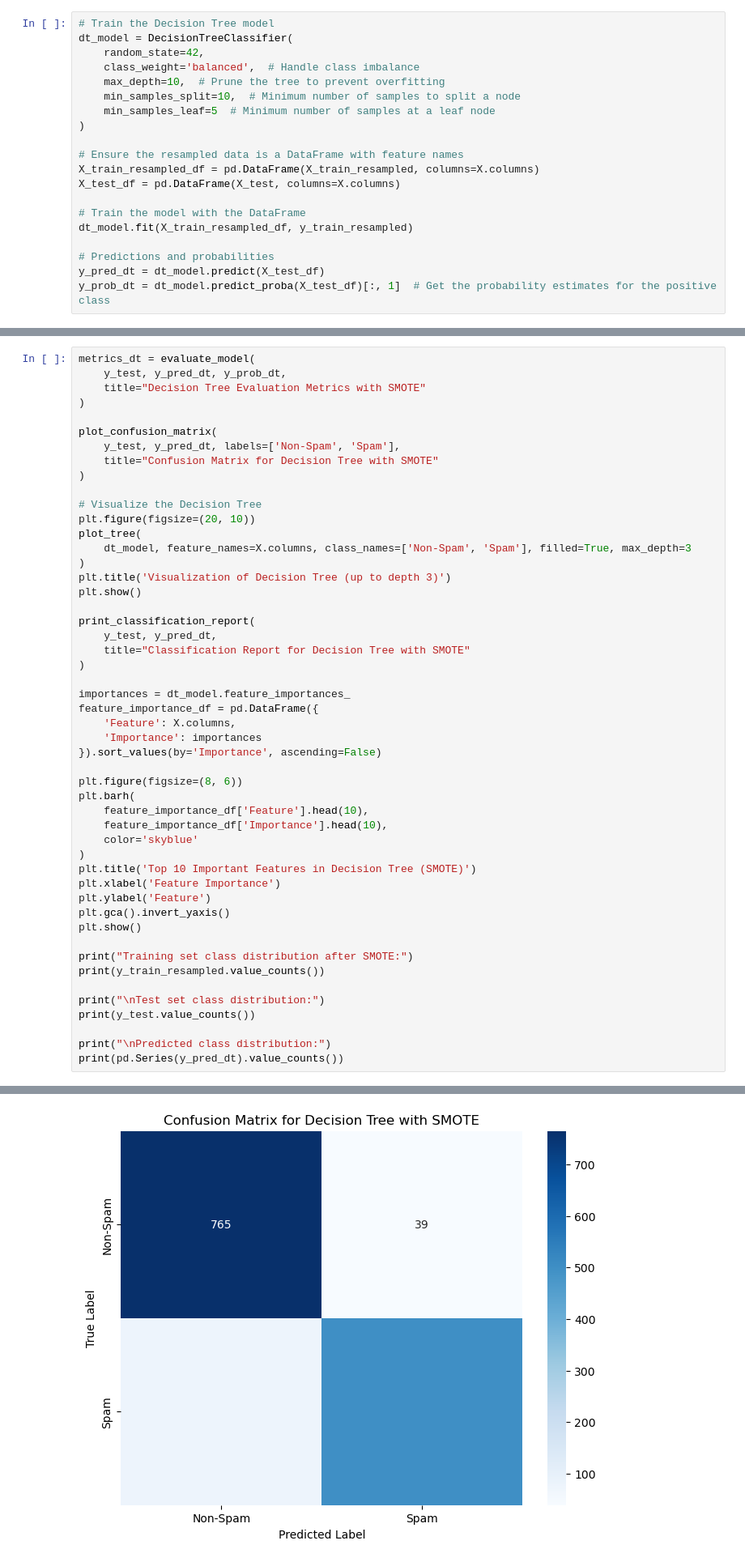
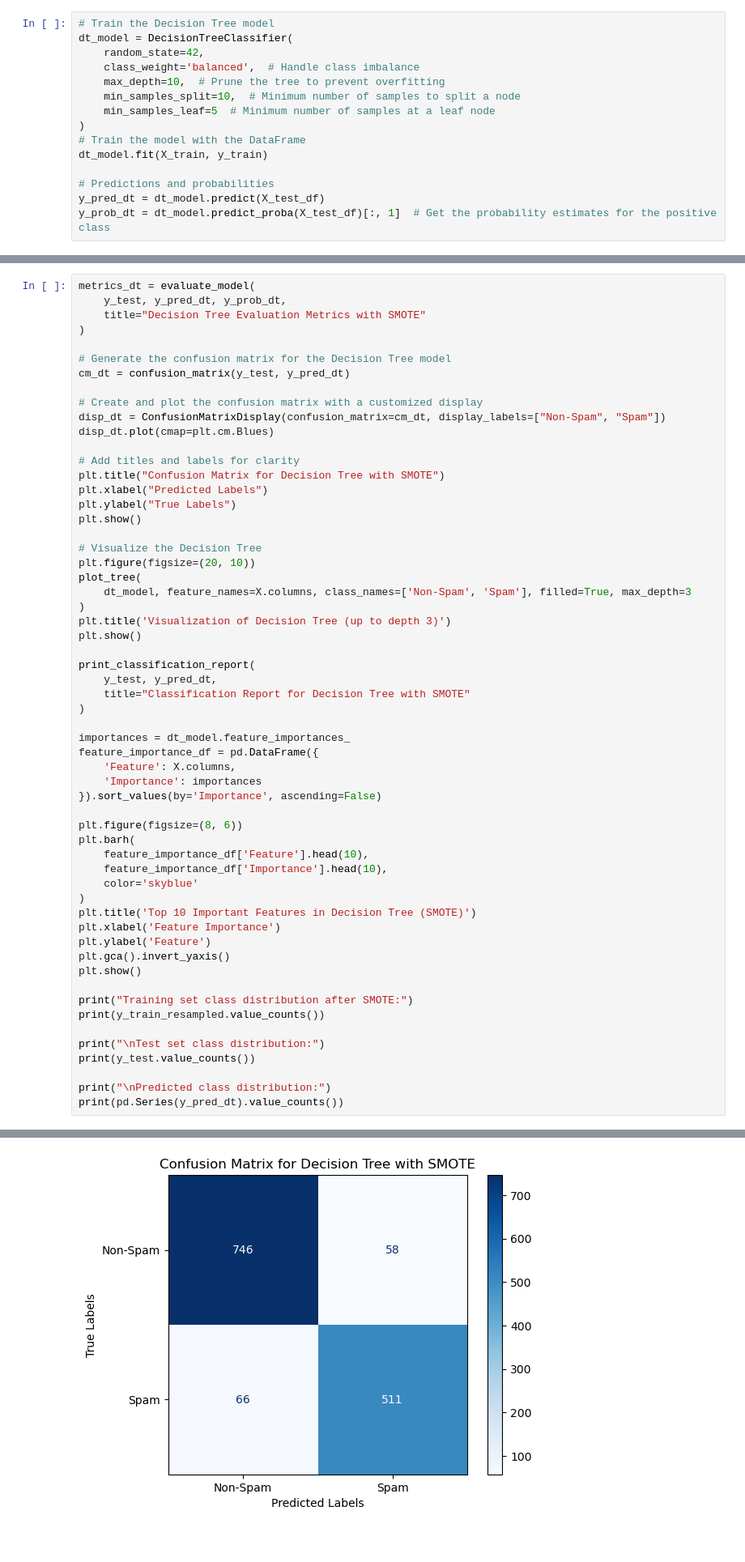
Before and after one commit to AyaCh21/Spam-Email, a Jupyter notebook: Test.ipynb, the cells around one changed output, grey strips where cells are left out. Shown at 81% size. Drawn from its saved outputs; the diff is of its cells as text; blank space fills up the shorter version.

```diff
--- a/Test.ipynb
+++ b/Test.ipynb
@@ -1075,13 +1084,8 @@ dt_model = DecisionTreeClassifier(
     min_samples_split=10,  # Minimum number of samples to split a node
     min_samples_leaf=5  # Minimum number of samples at a leaf node
 )
-
-# Ensure the resampled data is a DataFrame with feature names
-X_train_resampled_df = pd.DataFrame(X_train_resampled, columns=X.columns)
-X_test_df = pd.DataFrame(X_test, columns=X.columns)
-
 # Train the model with the DataFrame
-dt_model.fit(X_train_resampled_df, y_train_resampled)
+dt_model.fit(X_train, y_train)
 
 # Predictions and probabilities
 y_pred_dt = dt_model.predict(X_test_df)
@@ -1170,10 +1215,18 @@ metrics_dt = evaluate_model(
     title="Decision Tree Evaluation Metrics with SMOTE"
 )
 
-plot_confusion_matrix(
-    y_test, y_pred_dt, labels=['Non-Spam', 'Spam'],
-    title="Confusion Matrix for Decision Tree with SMOTE"
-)
+# Generate the confusion matrix for the Decision Tree model
+cm_dt = confusion_matrix(y_test, y_pred_dt)
+
+# Create and plot the confusion matrix with a customized display
+disp_dt = ConfusionMatrixDisplay(confusion_matrix=cm_dt, display_labels=["Non-Spam", "Spam"])
+disp_dt.plot(cmap=plt.cm.Blues)
+
+# Add titles and labels for clarity
+plt.title("Confusion Matrix for Decision Tree with SMOTE")
+plt.xlabel("Predicted Labels")
+plt.ylabel("True Labels")
+plt.show()
 
 # Visualize the Decision Tree
 plt.figure(figsize=(20, 10))
@@ -1224 +1277 @@ AUC Score: 0.9427
-[figure, old version]
+[figure, new version]
```
Also changed, not shown: parts of 4 cells of this notebook.
